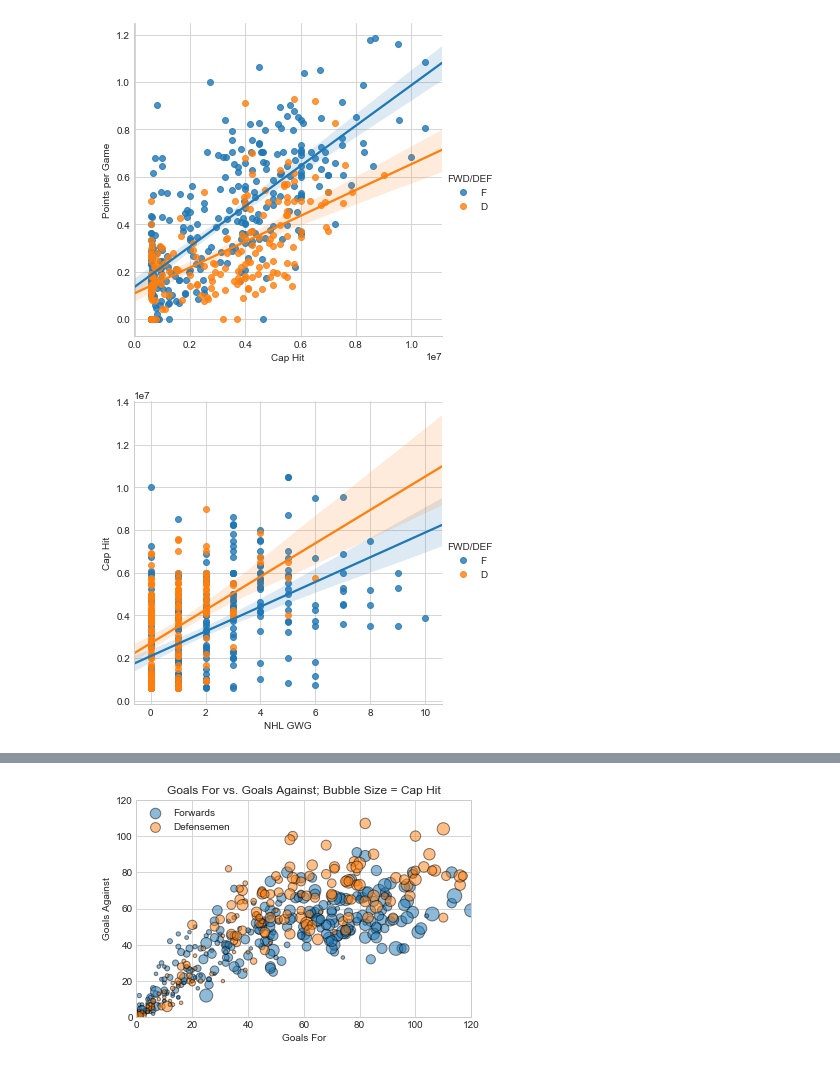
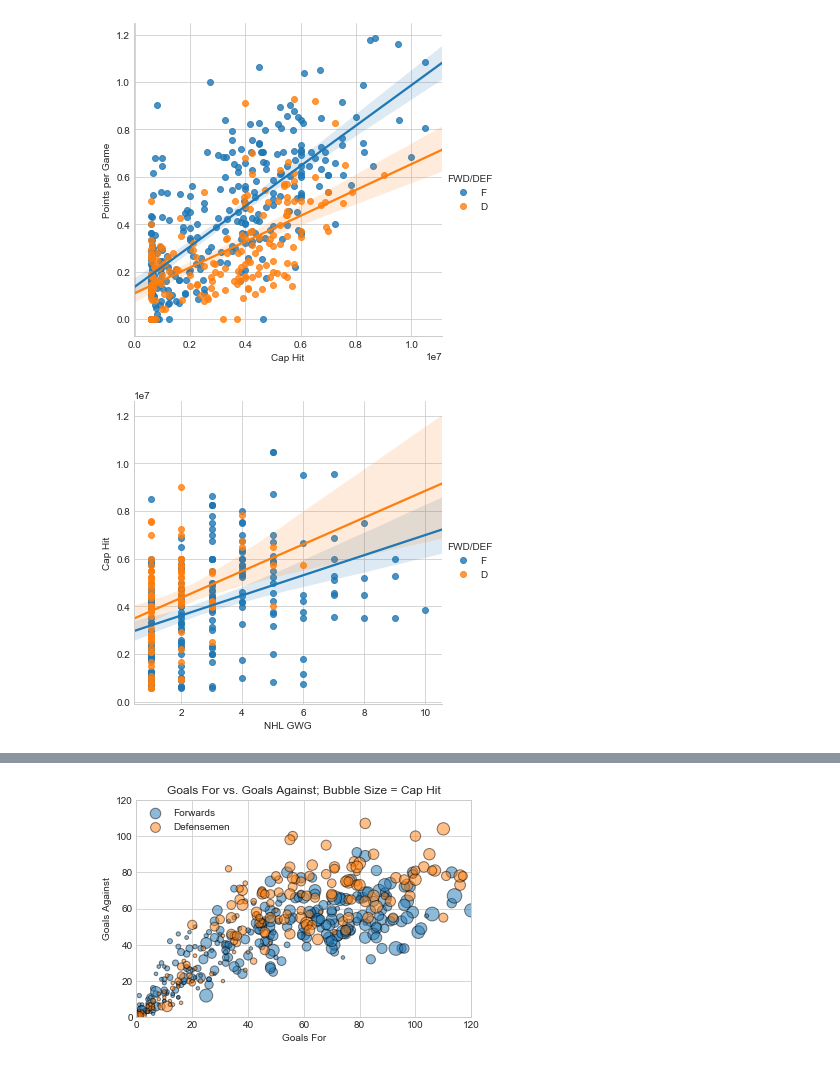
Before and after one commit to cjgargano/UCI-Project-01, a Jupyter notebook: NHL_Data_Analysis.ipynb, the cells around one changed output, grey strips where cells are left out. Saved outputs shown, nothing was run; the diff lists cells and outputs as text; code cells hidden in the pictures.

```diff
--- a/NHL_Data_Analysis.ipynb
+++ b/NHL_Data_Analysis.ipynb
@@ -134,6 +134,9 @@ ufa_df.head()
 5 rows × 169 columns
 # %%
 ufa_df["Country Code"] = ufa_df["Nationality"]
+# %%
+#Normalize data by divding the DSA stat by TOI (Time On Ice)
+ufa_df["DSA/TOI"] = ufa_df["DSA"]/ufa_df["TOI"]
 # %%
 ufa_df.head()
 # %% [output]
@@ -211,9 +214,16 @@ plt.show()
 [figure]
 # %%
 #Create scatterplot for game winning goals to salary
-sns.lmplot(x = "NHL GWG", y = "Cap Hit", data = ufa_df, hue="FWD/DEF")
+
+#duplicate the data set and filter out 0 GWG
+gwg_df = ufa_df.loc[ufa_df["NHL GWG"] > 0]
+
+#plot the data
+sns.lmplot(x = "NHL GWG", y = "Cap Hit", data = gwg_df, hue="FWD/DEF")
 plt.show()
+
+#observable trend = Higher paid players seem to score more Game Winning Goals
 # %% [output]
-[figure, old version]
+[figure, new version]
 # %%
 #List all columns in our ufa_df dataframe
```
Also changed, not shown: parts of 9 cells of this notebook.
